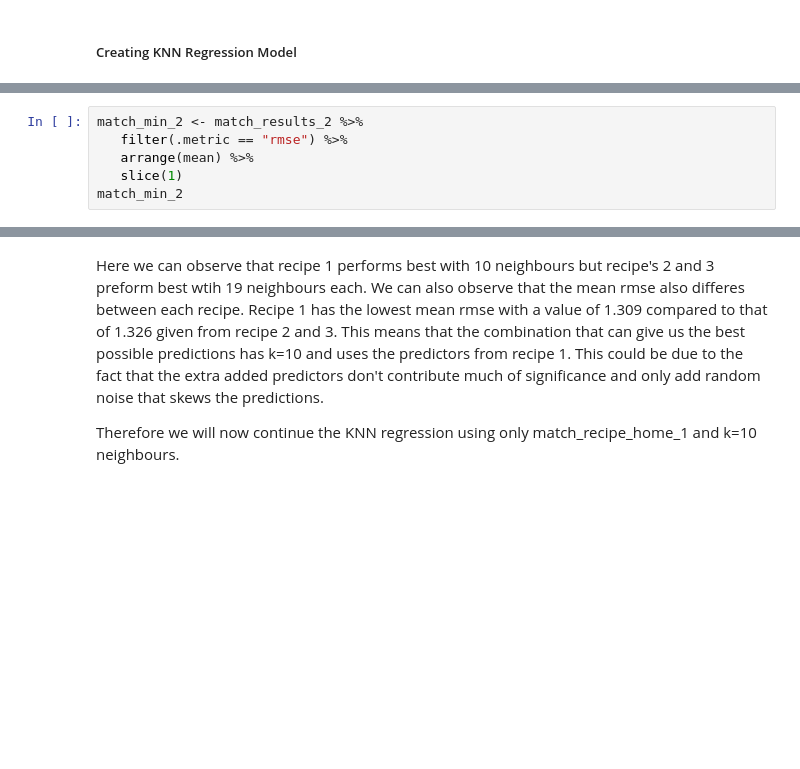
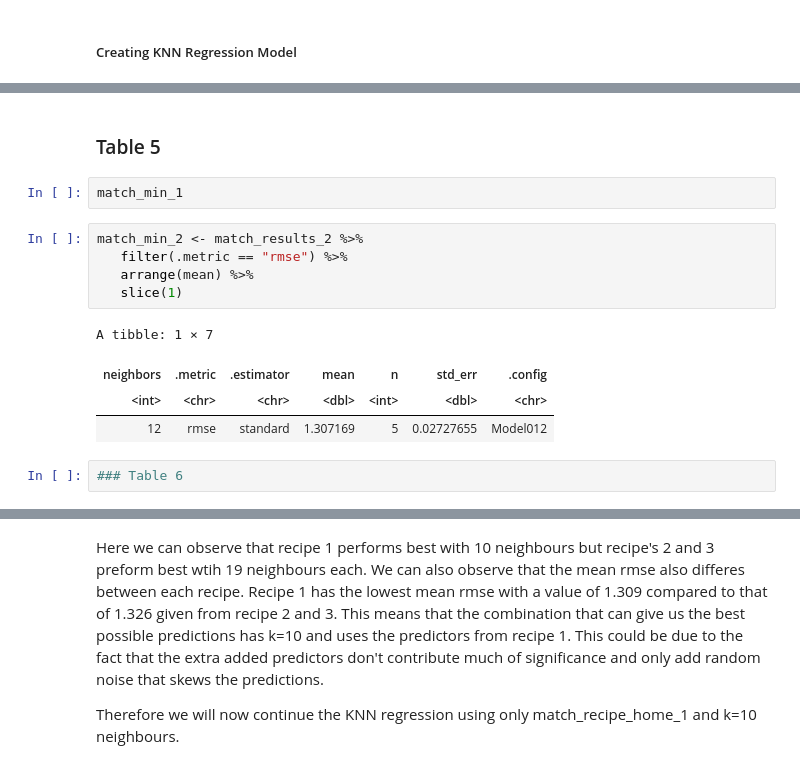
Before and after one commit to armanmoztar/DSCI100-group-project-report, a Jupyter notebook: Group_Project.ipynb, the cells around one changed output, grey strips where cells are left out. Cells and saved outputs as stored; diff of their text form; blank space fills up the shorter version.

Commit message:
labelled tables 5, 6, and 7
afhshgf

```diff
--- a/Group_Project.ipynb
+++ b/Group_Project.ipynb
@@ -314,9 +311,19 @@ match_min_1
+# %% [markdown]
+### Table 5
+# %%
+match_min_1
 # %%
 match_min_2 <- match_results_2 %>%
    filter(.metric == "rmse") %>%
    arrange(mean) %>%
    slice(1)
-match_min_2
+# %% [output]
+A tibble: 1 × 7
+| neighbors | .metric | .estimator | mean | n | std_err | .config |
+| <int> | <chr> | <chr> | <dbl> | <int> | <dbl> | <chr> |
+| 12 | rmse | standard | 1.307169 | 5 | 0.02727655 | Model012 |
+# %%
+### Table 6
 # %%
 match_min_3 <- match_results_3 %>%
    filter(.metric == "rmse") %>%
```
Also changed, not shown: parts of 2 cells of this notebook.
